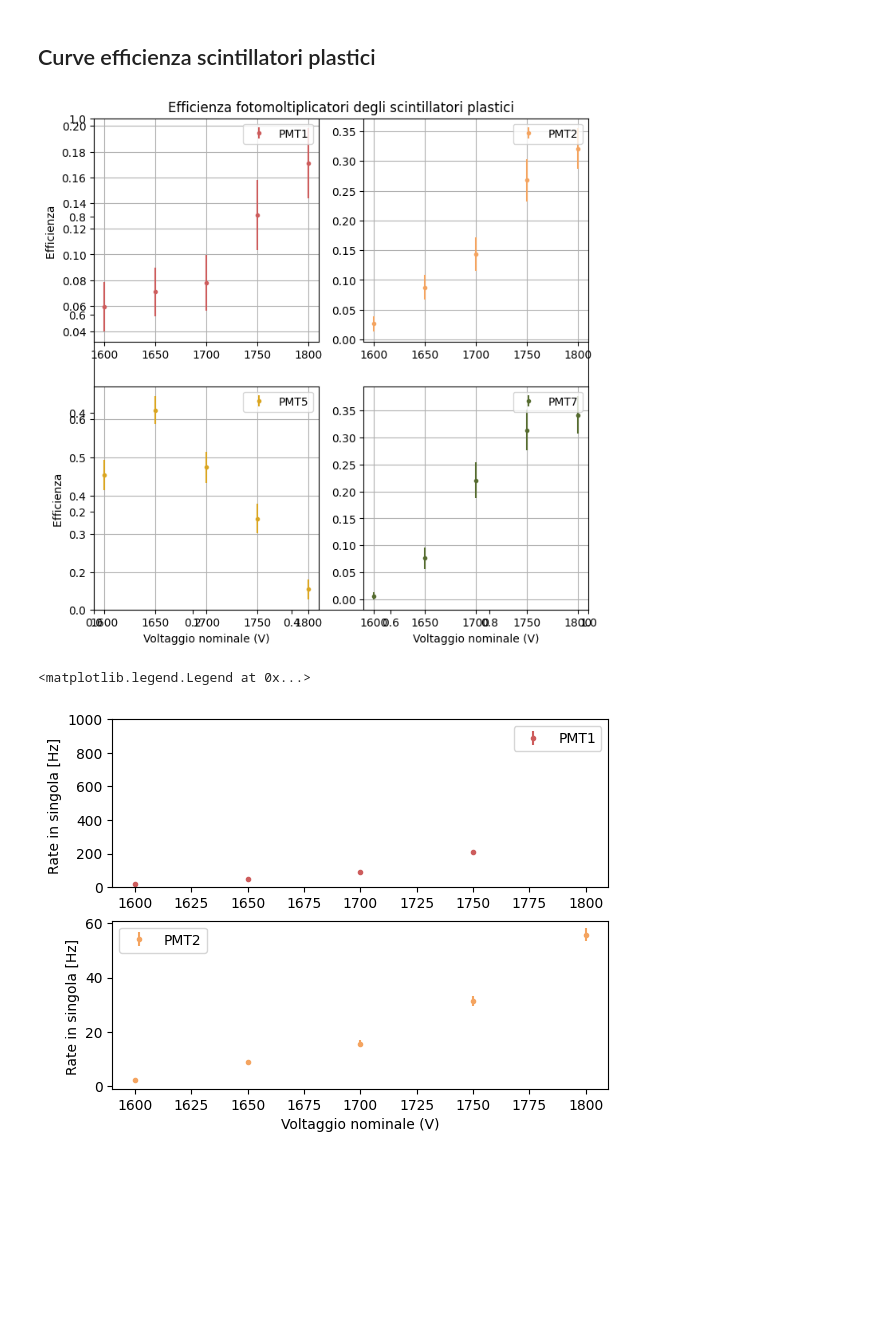
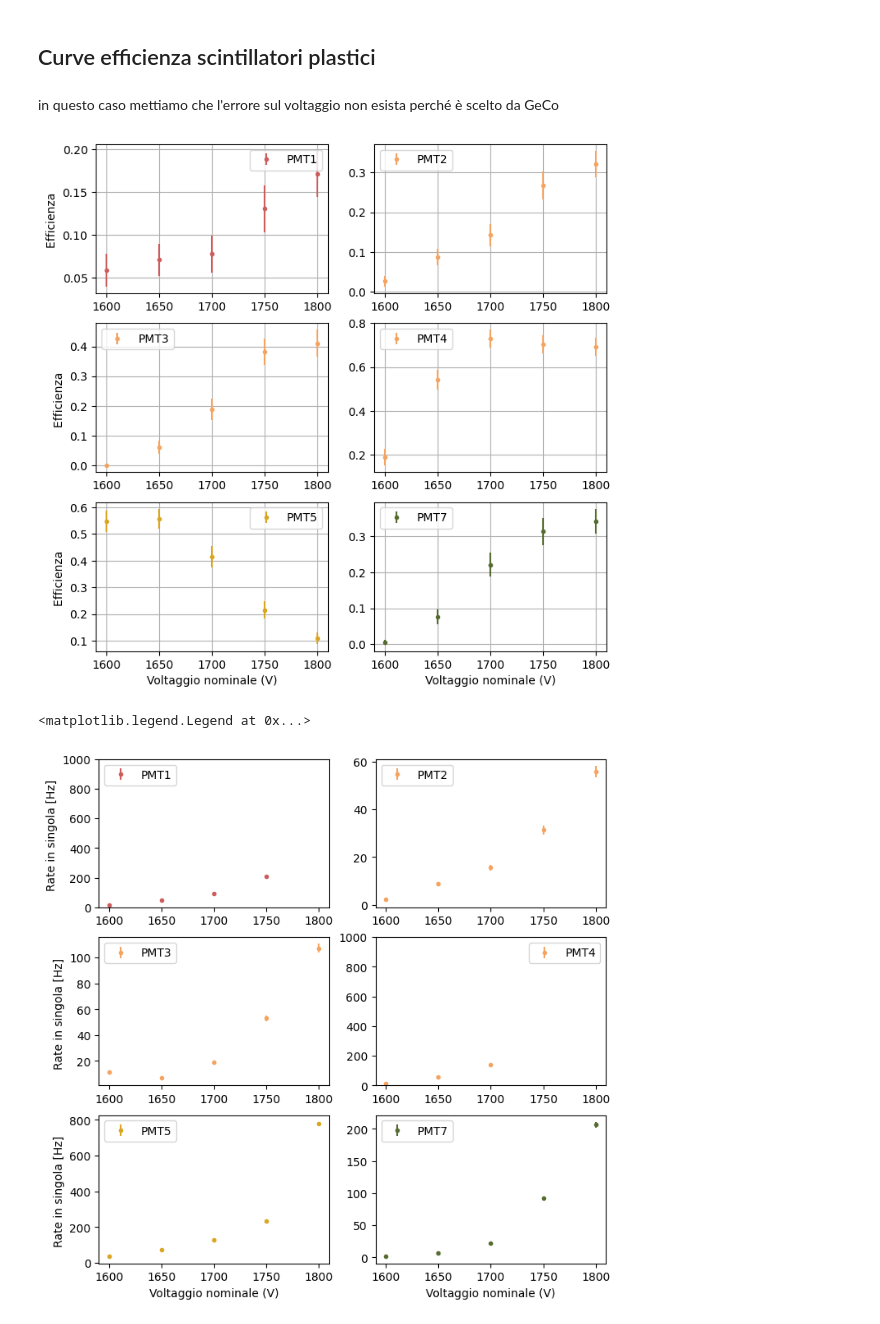
Before and after one commit to JuliaFavaro/Lab-Fund-Int, a Jupyter notebook: MuLife/Calcoli_veloci.ipynb, the cells around one changed output. Cells and saved outputs as stored; diff of their text form; code cells hidden in the pictures; blank space fills up the shorter version.

Commit message:
Efficienza

```diff
--- a/MuLife/Calcoli_veloci.ipynb
+++ b/MuLife/Calcoli_veloci.ipynb
@@ -187,5 +187,7 @@ plt.show()
 # %% [markdown]
 ## Curve efficienza scintillatori plastici
+# %% [markdown]
+in questo caso mettiamo che l'errore sul voltaggio non esista perché è scelto da GeCo
 # %%
 time=10 #s
 len_segnale=25e-9
@@ -206,14 +212,34 @@ counts_2= np.array([22, 87, 155, 313, 558])
+# %%
+#PMT5 voltaggio:  V
+#PMT7 voltaggio:  V
+
+triple_3=np.array([0, 8, 23, 45, 48])
+triple_4=np.array([21, 71, 89, 83, 81])
+doppie_5_7=np.array([111, 131, 122, 118, 117])
+counts_3=np.array([114, 71, 188, 530, 1074])
+counts_4=np.array([102, 544, 1390, 13347, 846045])
 # %%
 rate1=counts_1/time
 rate2=counts_2/time
+rate3=counts_3/time
+rate4=counts_4/time
+rate5=counts_5/time
+rate7=counts_7/time
 
 errorrate1=np.sqrt(counts_1)/time
 errorrate2=np.sqrt(counts_2)/time
+errorrate3=np.sqrt(counts_3)/time
+errorrate4=np.sqrt(counts_4)/time
+errorrate5=np.sqrt(counts_5)/time
+errorrate7=np.sqrt(counts_7)/time
 
 error3_4=np.sqrt(doppie_3_4)
+error5_7=np.sqrt(doppie_5_7)
 
 error1=np.sqrt(triple_1)
 error2=np.sqrt(triple_2)
+error3=np.sqrt(triple_3)
+error4=np.sqrt(triple_4)
 error5=np.sqrt(triple_5)
 error7=np.sqrt(triple_7)
 # %%
@@ -229,48 +261,81 @@ error_eff5=sigma_eff(triple_5, doppie_3_4, counts_acc, sigma_counts_acc)
 eff_7=triple_7/(doppie_3_4-counts_acc)
 error_eff7=sigma_eff(triple_7, doppie_3_4, counts_acc, sigma_counts_acc)
 # %%
-plt.figure(figsize=(8,8))
+plt.figure(figsize=(10,8))
 plt.tight_layout
-plt.title('Efficienza fotomoltiplicatori degli scintillatori plastici')
+#plt.title('Efficienza fotomoltiplicatori degli scintillatori plastici')
 
-plt.subplot(2,2,1)
+plt.subplot(3,2,1)
 plt.errorbar(V,eff_1,error_eff1, fmt='.', color='indianred',label='PMT1')
 plt.ylabel('Efficienza ')
 plt.grid(True)
 plt.legend()
 
-plt.subplot(2,2,2)
+plt.subplot(3,2,2)
 plt.errorbar(V,eff_2,error_eff2, fmt='.', color='sandybrown', label='PMT2')
 plt.grid(True)
 plt.legend()
 
-plt.subplot(2,2,3)
+plt.subplot(3,2,3)
+plt.errorbar(V,eff_3,error_eff3, fmt='.', color='sandybrown', label='PMT3')
+plt.ylabel('Efficienza ')
+plt.grid(True)
+plt.legend()
+
+plt.subplot(3,2,4)
+plt.errorbar(V,eff_4,error_eff4, fmt='.', color='sandybrown', label='PMT4')
+plt.grid(True)
+plt.legend()
+
+plt.subplot(3,2,5)
 plt.errorbar(V,eff_5,error_eff5, fmt='.', color='goldenrod', label='PMT5')
 plt.xlabel('Voltaggio nominale (V)')
 plt.ylabel('Efficienza ')
 plt.grid(True)
 plt.legend()
 
-plt.subplot(2,2,4)
+plt.subplot(3,2,6)
 plt.errorbar(V,eff_7,error_eff7, fmt='.', color='darkolivegreen',label='PMT7')
 plt.xlabel('Voltaggio nominale (V)')
 plt.grid(True)
 plt.legend()
 plt.show()
 # %% [output]
-[figure, old version]
+[figure, new version]
 # %%
-plt.figure()
-plt.subplot(211)
+plt.figure(figsize=(8,8))
+plt.tight_layout
+#plt.title("Rate in singola degli scintillatori")
+plt.subplot(321)
 plt.errorbar(V,rate1,errorrate1, fmt='.', color='indianred',label='PMT1')
 plt.ylabel('Rate in singola [Hz] ')
 plt.ylim(0,1000)
 plt.legend()
-plt.subplot(212)
+
+plt.subplot(322)
 plt.errorbar(V,rate2,errorrate2, fmt='.', color='sandybrown',label='PMT2')
+plt.legend()
+
+plt.subplot(323)
+plt.errorbar(V,rate3,errorrate3, fmt='.', color='sandybrown',label='PMT3')
+plt.ylabel('Rate in singola [Hz] ')
+plt.legend()
+
+plt.subplot(324)
+plt.errorbar(V,rate4,errorrate4, fmt='.', color='sandybrown',label='PMT4')
+plt.ylim(0,1000)
+plt.legend()
+
+plt.subplot(325)
+plt.errorbar(V,rate5,errorrate5, fmt='.', color='goldenrod',label='PMT5')
 plt.xlabel('Voltaggio nominale (V)')
 plt.ylabel('Rate in singola [Hz] ')
 plt.legend()
+
+plt.subplot(326)
+plt.errorbar(V,rate7,errorrate7, fmt='.', color='darkolivegreen',label='PMT7')
+plt.xlabel('Voltaggio nominale (V)')
+plt.legend()
 # %% [output]
 <matplotlib.legend.Legend at 0x...>
-[figure, old version]
+[figure, new version]
```
Also changed, not shown: parts of 8 cells of this notebook.
